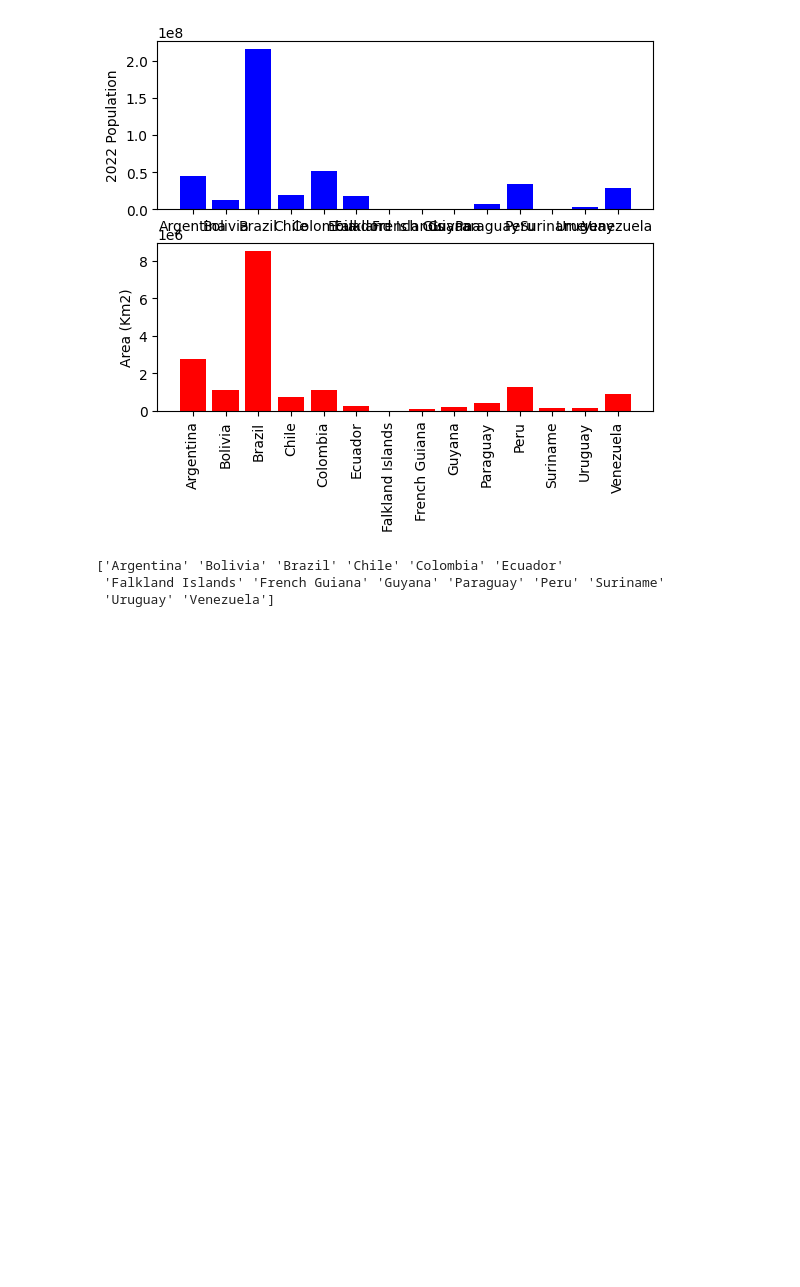
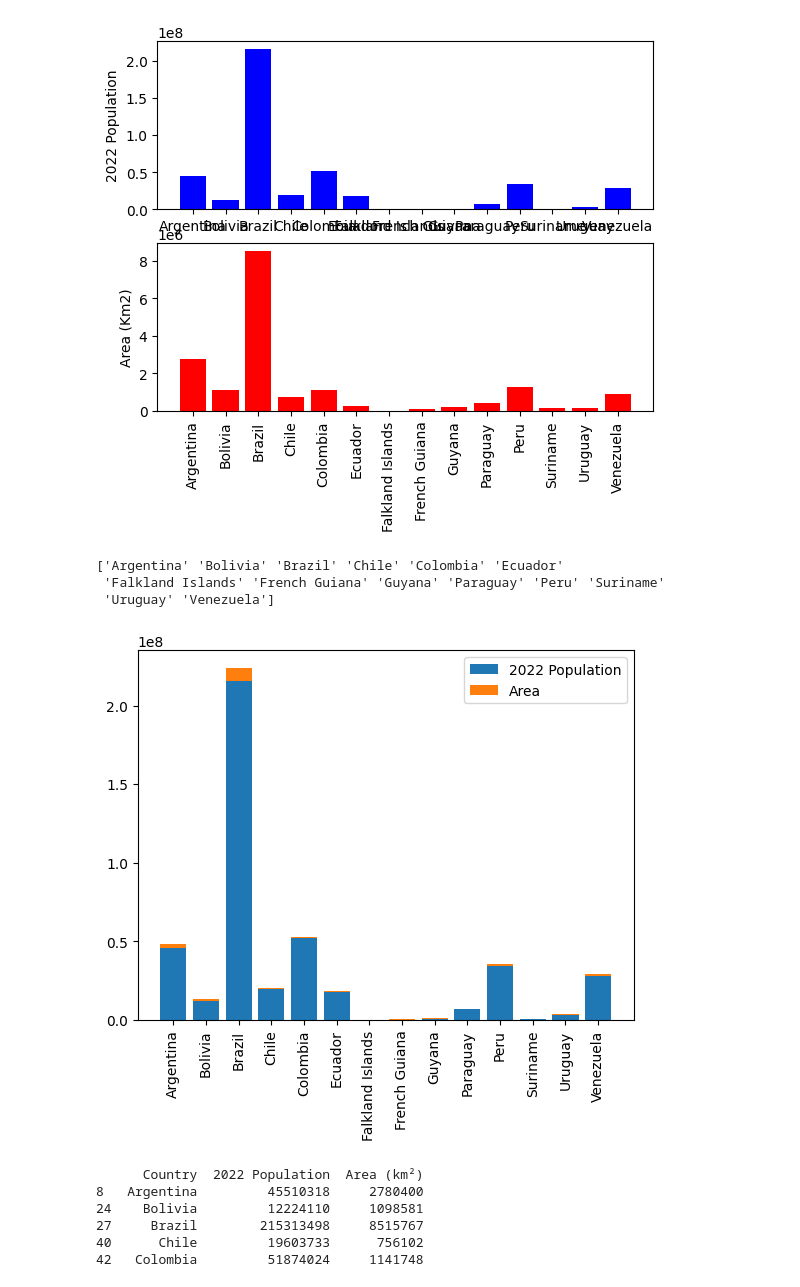
Before and after one commit to HABUDANHAYABK/Associate-Data-Scientist-in-Python, a Jupyter notebook: Data_Visualization_with_Matplotlib/Quantitative_comparison.ipynb, the cells around one changed output. Drawn from its saved outputs; the diff is of its cells as text; code cells hidden in the pictures; blank space fills up the shorter version.

```diff
--- a/Data_Visualization_with_Matplotlib/Quantitative_comparison.ipynb
+++ b/Data_Visualization_with_Matplotlib/Quantitative_comparison.ipynb
@@ -101,3 +101,25 @@ print(ctries_sth_amr)
 ['Argentina' 'Bolivia' 'Brazil' 'Chile' 'Colombia' 'Ecuador'
  'Falkland Islands' 'French Guiana' 'Guyana' 'Paraguay' 'Peru' 'Suriname'
  'Uruguay' 'Venezuela']
+# %%
+fig, ax=plt.subplots()
+ax.bar(south_america_ind.index, south_america_ind['2022 Population'], label='2022 Population')
+ax.bar(south_america_ind.index, south_america_ind['Area (km²)'], bottom= south_america_ind['2022 Population'], label='Area')
+ax.set_xticklabels(south_america_ind.index, rotation=90)
+plt.legend()
+
+plt.show()
+# %% [output]
+[figure, added]
+# %%
+gdp = pd.read_csv(r"c:/users/danhaya/arewads/arewads-fellowship/gdp.csv")
+gdp = gdp.rename(columns={'Country Name': 'Country'})
+south_america = south_america.rename(columns={"Country/Territory": "Country"})
+print(south_america.head())
+# %% [output]
+      Country  2022 Population  Area (km²)
+8   Argentina         45510318     2780400
+24    Bolivia         12224110     1098581
+27     Brazil        215313498     8515767
+40      Chile         19603733      756102
+42   Colombia         51874024     1141748
```
Also changed, not shown: parts of 3 cells of this notebook.
